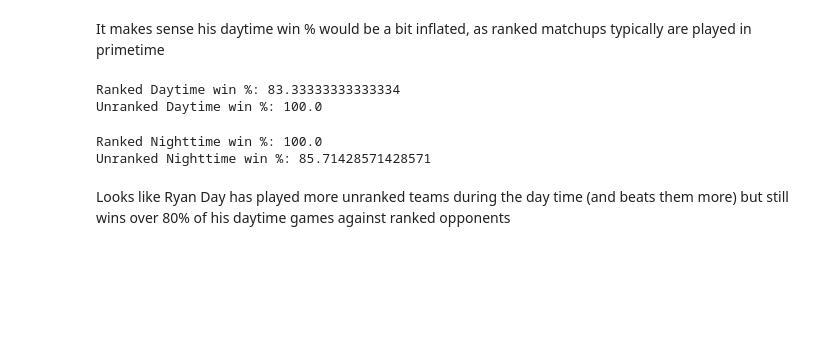
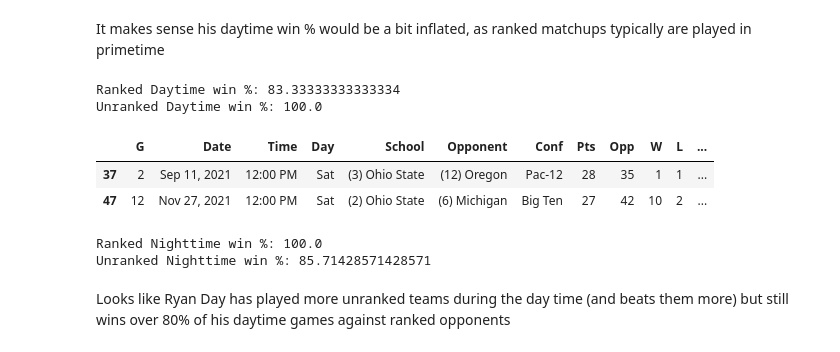
Before and after one commit to andrewbowen19/ryanDay, a Jupyter notebook: src/ryanDay.ipynb, the cells around one changed output. Cells and saved outputs as stored; diff of their text form; code cells hidden in the pictures; blank space fills up the shorter version.

```diff
--- a/src/ryanDay.ipynb
+++ b/src/ryanDay.ipynb
@@ -193,6 +193,12 @@ print(f"Unranked Daytime win %: {100 * unranked_day_win_pct}")
 # %% [output]
 Ranked Daytime win %: 83.33333333333334
 Unranked Daytime win %: 100.0
+# %%
+df.loc[(df["GameType"]=="Day") & (df["Result"]=="Loss")]
+# %% [output]
+|  | G | Date | Time | Day | School | Opponent | Conf | Pts | Opp | W | L | ... |
+| 37 | 2 | Sep 11, 2021 | 12:00 PM | Sat | (3) Ohio State | (12) Oregon | Pac-12 | 28 | 35 | 1 | 1 | ... |
+| 47 | 12 | Nov 27, 2021 | 12:00 PM | Sat | (2) Ohio State | (6) Michigan | Big Ten | 27 | 42 | 10 | 2 | ... |
 # %%
 # Same as above for nighttime
 ranked_night_win_pct = len(ranked_wins) / len(df.loc[(df['OppRanking']=='ranked') &
```
Also changed, not shown: 1 other file.
